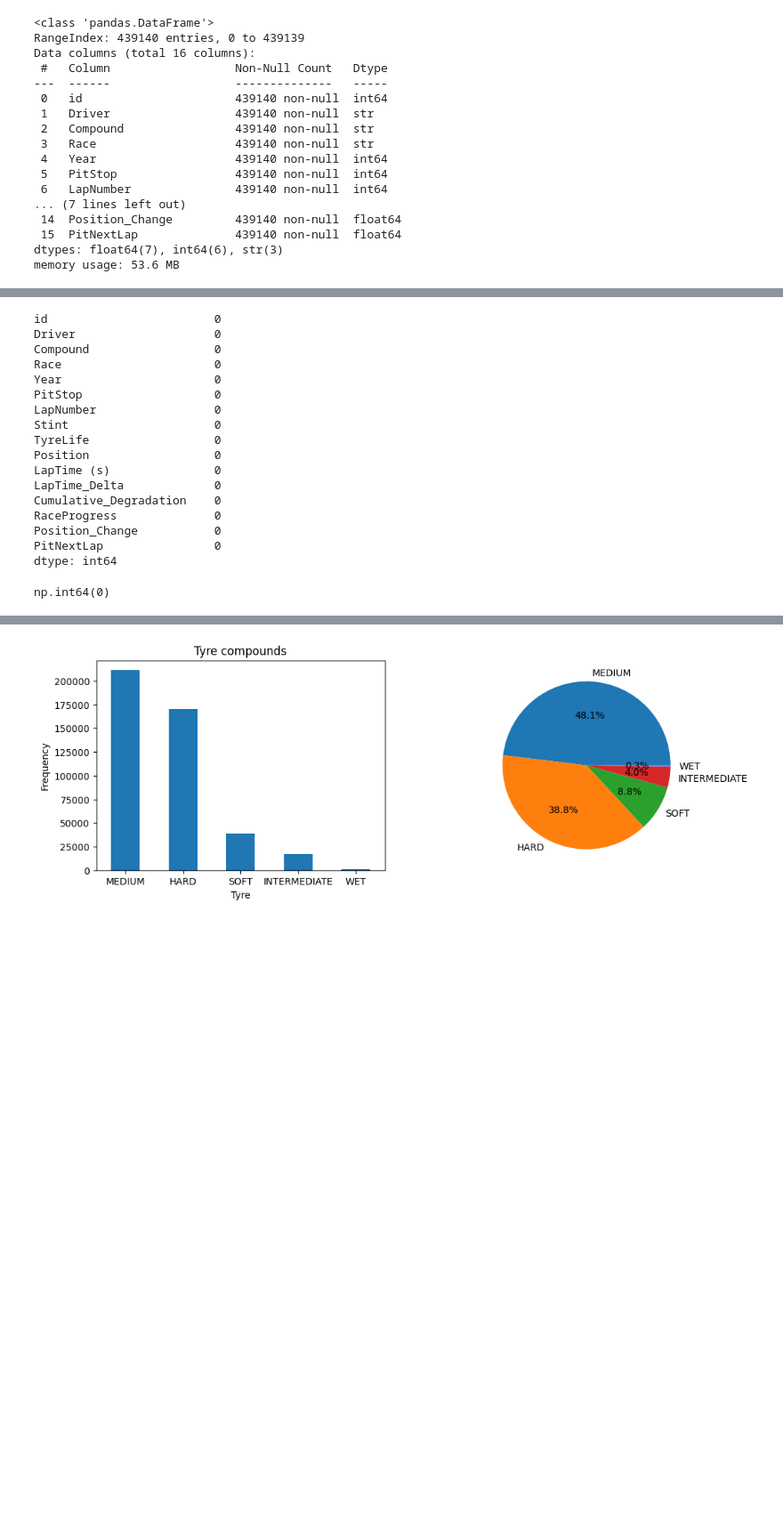
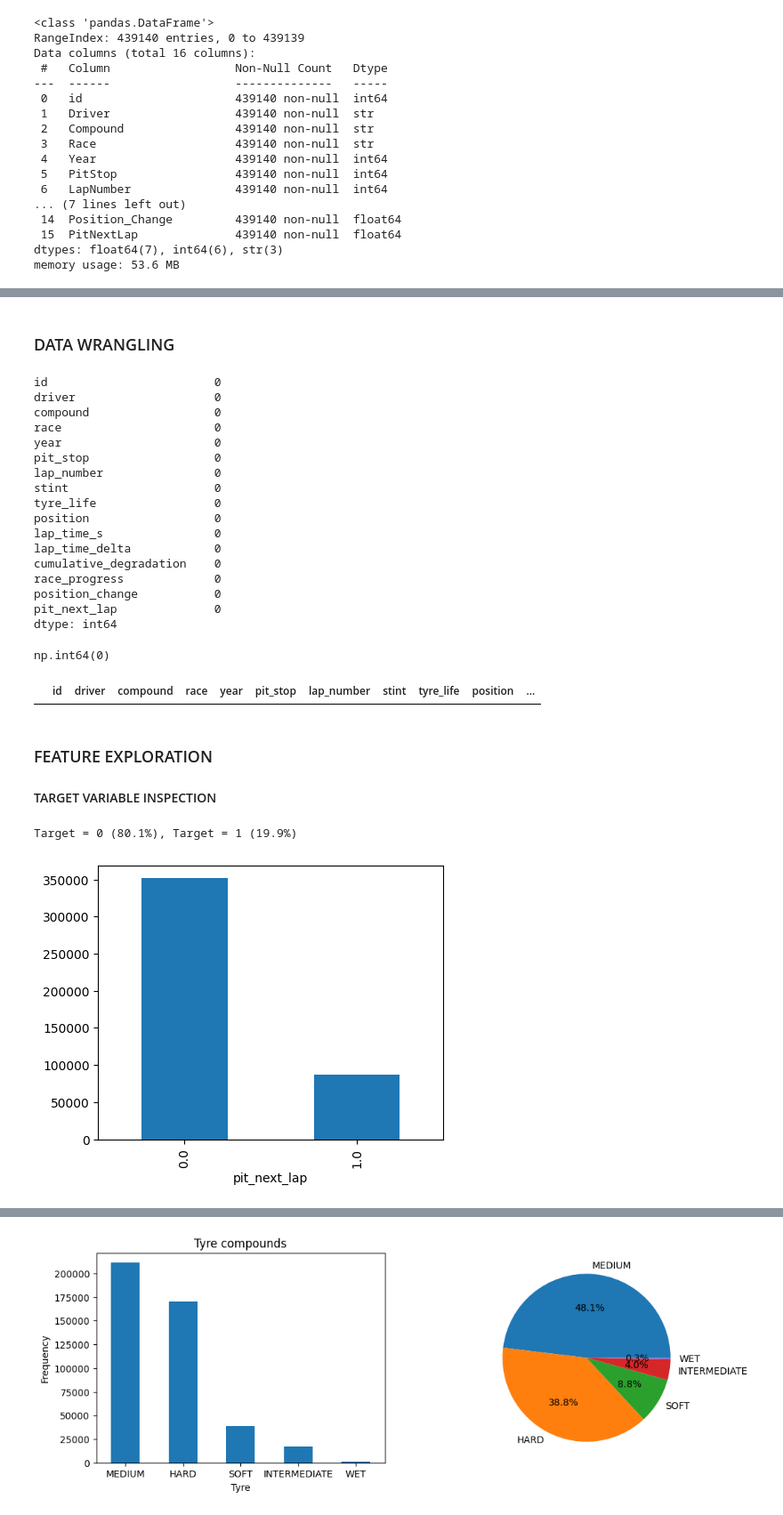
Before and after one commit to giacomoscanavini/data_science_notebooks, a Jupyter notebook: predicting_f1_pit_stops.ipynb, the cells around one changed output, grey strips where cells are left out. Shown at 89% size. Drawn from its saved outputs; the diff is of its cells as text; code cells hidden in the pictures; blank space fills up the shorter version.

```diff
--- a/predicting_f1_pit_stops.ipynb
+++ b/predicting_f1_pit_stops.ipynb
@@ -70,0 +82,22 @@ memory usage: 53.6 MB
+# %%
+# Clean column names
+map_names = {
+    "Driver": "driver",
+    "Compound": "compound",
+    "Race": "race",
+    "Year": "year",
+    "PitStop": "pit_stop",
+    "LapNumber": "lap_number",
+    "Stint": "stint",
+    "TyreLife": "tyre_life",
+    "Position": "position",
+    "LapTime (s)": "lap_time_s",
+    "LapTime_Delta": "lap_time_delta",
+    "Cumulative_Degradation": "cumulative_degradation",
+    "RaceProgress": "race_progress",
+    "Position_Change": "position_change",
+    "PitNextLap": "pit_next_lap",
+}
+
+df = df.rename(columns=map_names)
+df_test = df_test.rename(columns=map_names)
@@ -71,21 +124,24 @@ memory usage: 53.6 MB
+# %% [markdown]
+### DATA WRANGLING
 # %%
+# Missing values
 df.isnull().sum()
 # %% [output]
 id                        0
-Driver                    0
-Compound                  0
-Race                      0
-Year                      0
-PitStop                   0
-LapNumber                 0
-Stint                     0
-TyreLife                  0
-Position                  0
-LapTime (s)               0
-LapTime_Delta             0
-Cumulative_Degradation    0
-RaceProgress              0
-Position_Change           0
-PitNextLap                0
+driver                    0
+compound                  0
+race                      0
+year                      0
+pit_stop                  0
+lap_number                0
+stint                     0
+tyre_life                 0
+position                  0
+lap_time_s                0
+lap_time_delta            0
+cumulative_degradation    0
+race_progress             0
+position_change           0
+pit_next_lap              0
 dtype: int64
 # %%
@@ -92,3 +149,20 @@ dtype: int64
 df.duplicated().sum()
 # %% [output]
 np.int64(0)
+# %%
+duplicate_keys = ["driver", "race", "year", "lap_number"]
+duplicates = df[df.duplicated(subset=duplicate_keys, keep=False)]
+duplicates.sort_values(duplicate_keys)
+# %% [output]
+|  | id | driver | compound | race | year | pit_stop | lap_number | stint | tyre_life | position | ... |
+# %% [markdown]
+### FEATURE EXPLORATION
+#### TARGET VARIABLE INSPECTION
+# %%
+fig, ax = plt.subplots(1, 1, figsize=(5, 4))
+df.groupby('pit_next_lap').id.count().plot(kind='bar')
+percent = (df.groupby('pit_next_lap').id.count() / df.shape[0]).tolist()
+print(f"Target = 0 ({round(percent[0] * 100, 1)}%), Target = 1 ({round(percent[1] * 100, 1)}%)")
+# %% [output]
+Target = 0 (80.1%), Target = 1 (19.9%)
+[figure, added]
```
Also changed, not shown: parts of 39 cells of this notebook, 5 other files.
